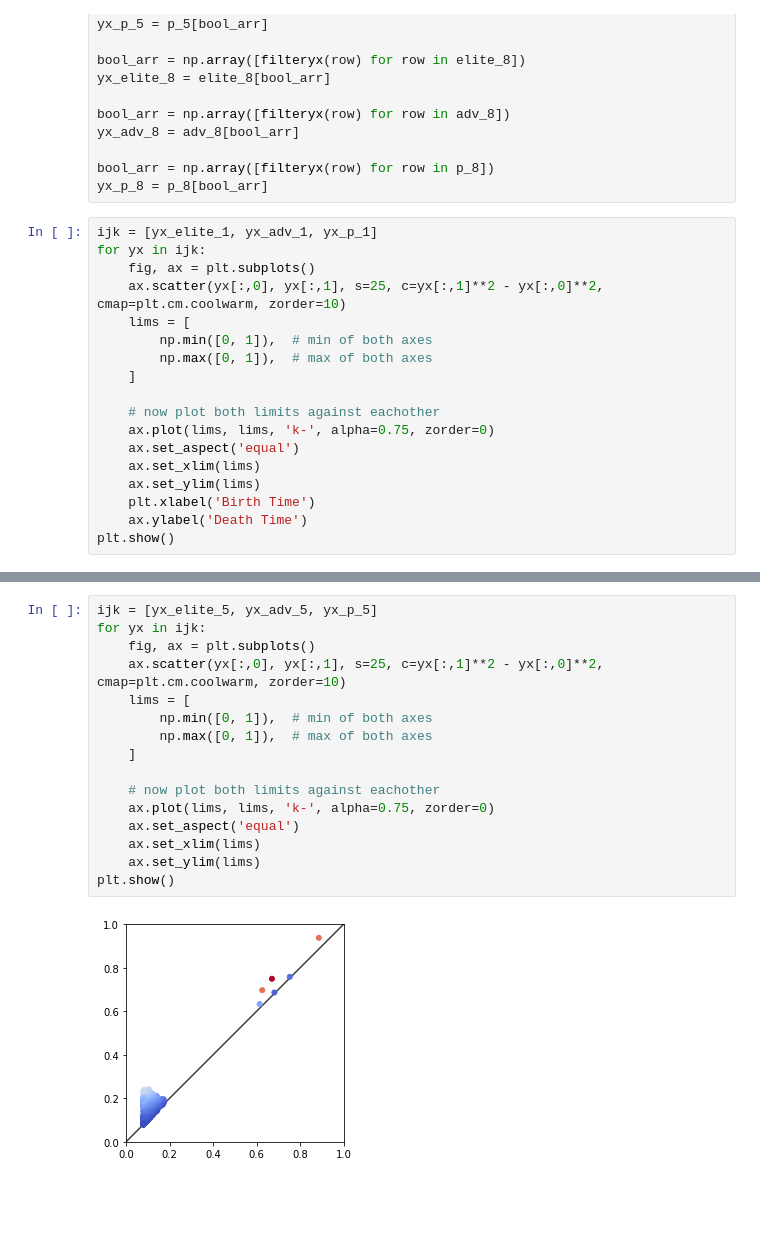
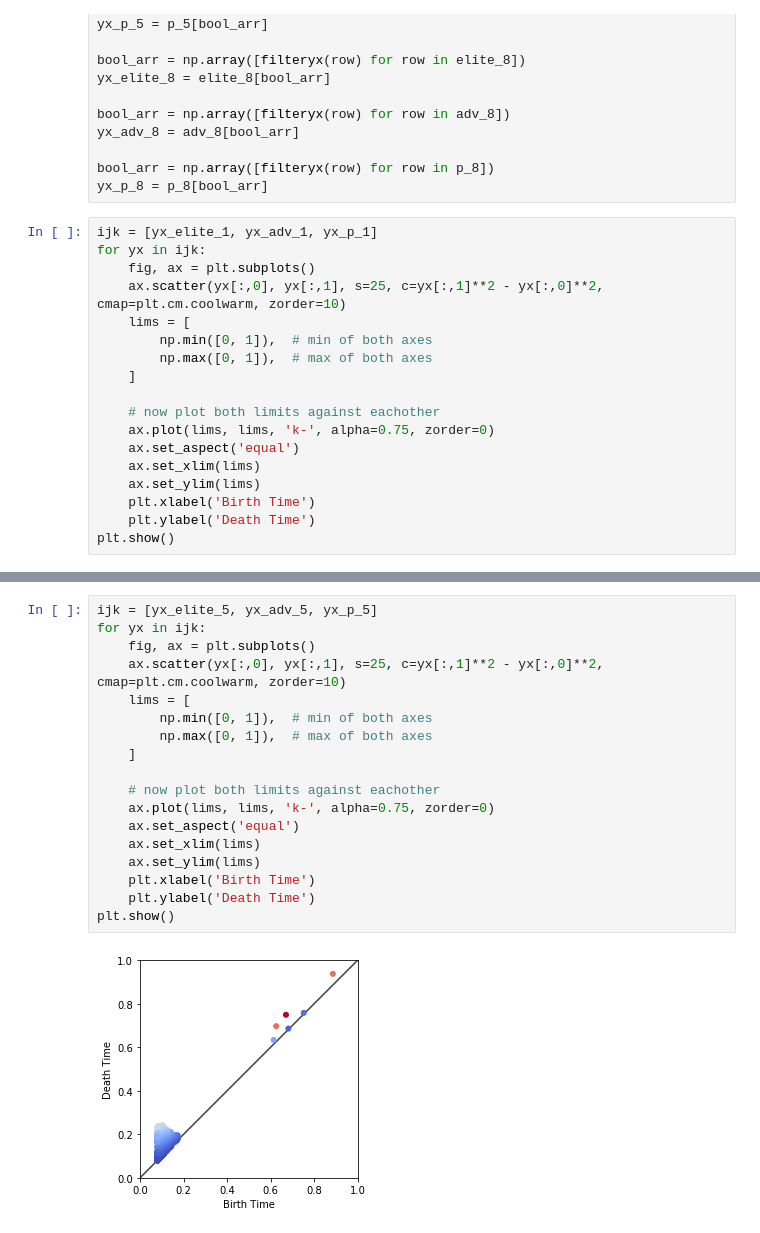
Before and after one commit to tgebhart/tf_activation, a Jupyter notebook: notebooks/Visuals.ipynb, the cells around one changed output, grey strips where cells are left out. Cells and saved outputs as stored; diff of their text form; blank space fills up the shorter version.

```diff
--- a/notebooks/Visuals.ipynb
+++ b/notebooks/Visuals.ipynb
@@ -105,6 +105,6 @@ for yx in ijk:
     ax.set_xlim(lims)
     ax.set_ylim(lims)
     plt.xlabel('Birth Time')
-    ax.ylabel('Death Time')
+    plt.ylabel('Death Time')
 plt.show()
 # %% [output]
@@ -113,18 +114,20 @@ AttributeError: 'AxesSubplot' object has no attribute 'xlabel'
 # %%
 ijk = [yx_elite_5, yx_adv_5, yx_p_5]
 for yx in ijk:
     fig, ax = plt.subplots()
     ax.scatter(yx[:,0], yx[:,1], s=25, c=yx[:,1]**2 - yx[:,0]**2, cmap=plt.cm.coolwarm, zorder=10)
     lims = [
         np.min([0, 1]),  # min of both axes
         np.max([0, 1]),  # max of both axes
     ]
 
     # now plot both limits against eachother
     ax.plot(lims, lims, 'k-', alpha=0.75, zorder=0)
     ax.set_aspect('equal')
     ax.set_xlim(lims)
     ax.set_ylim(lims)
+    plt.xlabel('Birth Time')
+    plt.ylabel('Death Time')
 plt.show()
 # %% [output]
-[figure, old version]
+[figure, new version]
```
Also changed, not shown: parts of 3 cells of this notebook.
